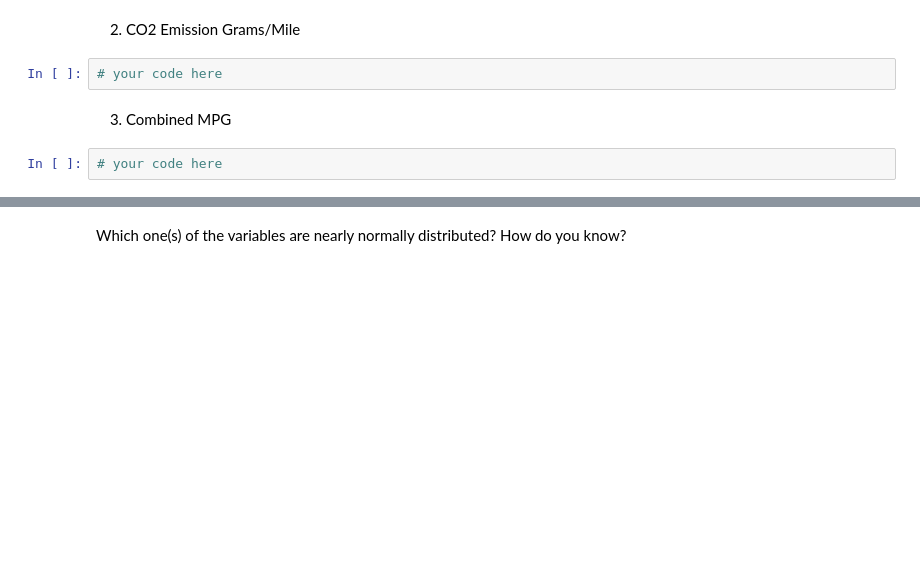
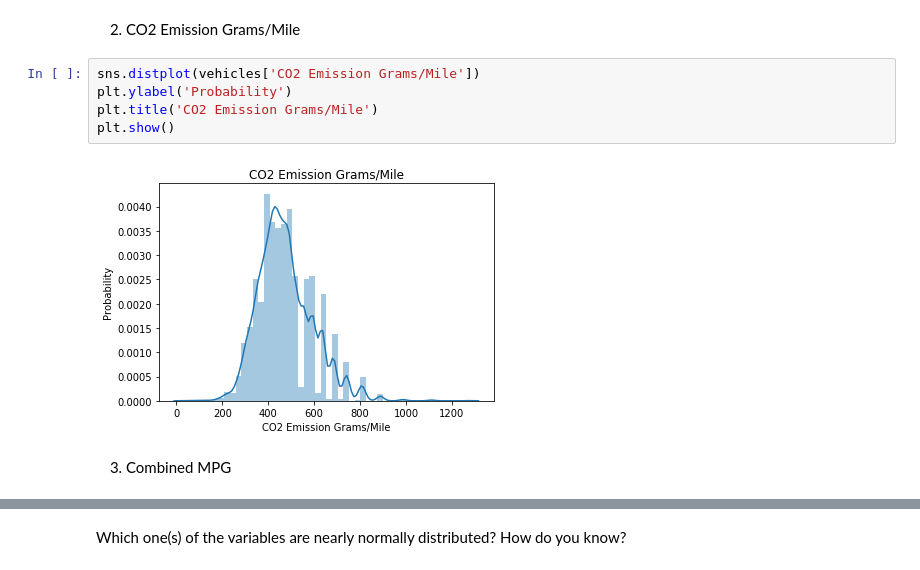
Before and after one commit to ta-data-lis/lab-probability-distributions, a Jupyter notebook: your-code/continuous.ipynb, the cells around one changed output, grey strips where cells are left out. Cells and saved outputs as stored; diff of their text form; blank space fills up the shorter version.

```diff
--- a/your-code/continuous.ipynb
+++ b/your-code/continuous.ipynb
@@ -91,8 +125,11 @@ Then plot the histograms for the following variables:
 # %% [markdown]
 2. CO2 Emission Grams/Mile
-# %%
-# your code here
+# %%
+sns.distplot(vehicles['CO2 Emission Grams/Mile'])
+plt.ylabel('Probability')
+plt.title('CO2 Emission Grams/Mile')
+plt.show()
+# %% [output]
+[figure, added]
 # %% [markdown]
 3. Combined MPG
-# %%
-# your code here
```
Also changed, not shown: parts of 21 cells of this notebook.
